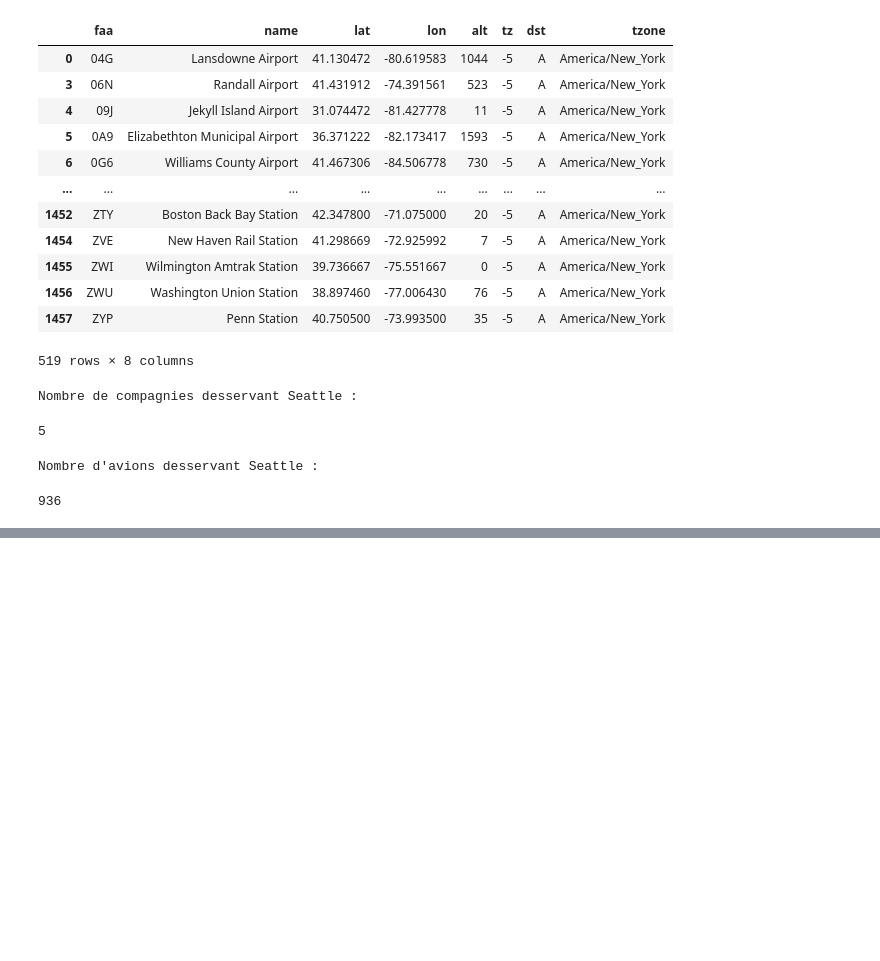
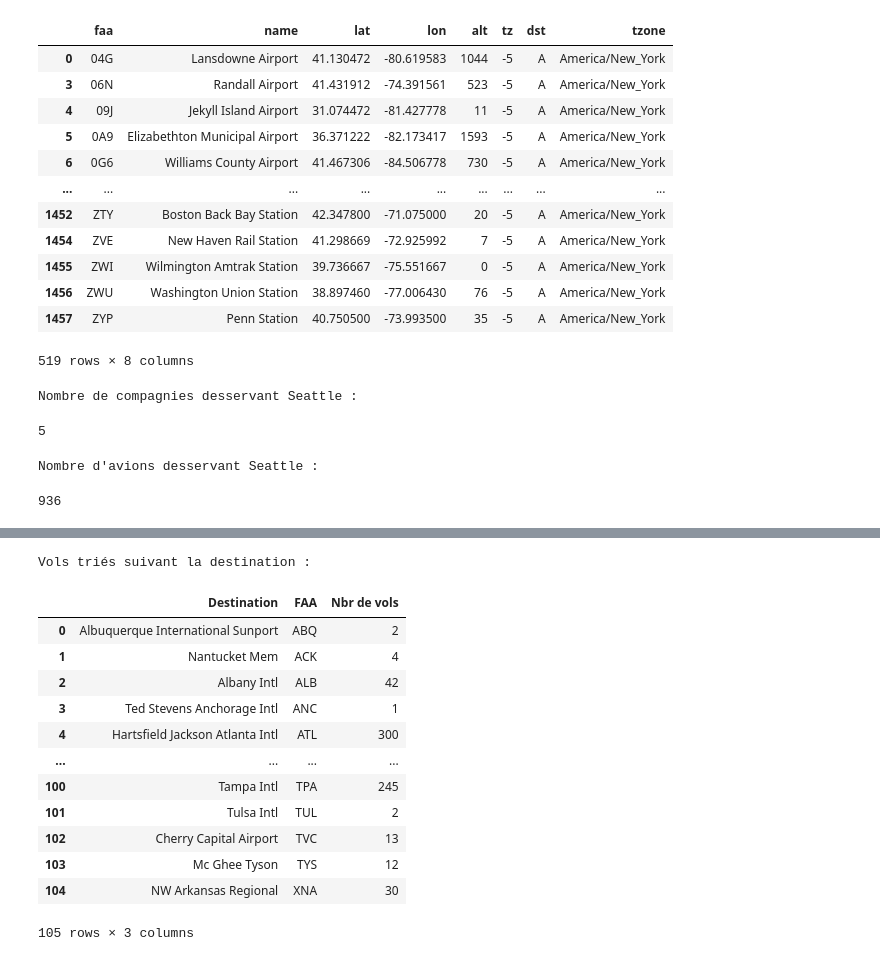
Before and after one commit to GeoDaz/air-traffic, a Jupyter notebook: pandas.ipynb, the cells around one changed output, grey strips where cells are left out. Cells and saved outputs as stored; diff of their text form; code cells hidden in the pictures; blank space fills up the shorter version.

```diff
--- a/pandas.ipynb
+++ b/pandas.ipynb
@@ -386,0 +389,29 @@ flights_by_dest
+# %%
+print('Vols triés suivant la destination : ')
+sort_flights_by_dest = flights_by_dest.apply(lambda flight: len(flight)).sort_index()
+
+name_dest = []
+for faa in sort_flights_by_dest.keys():
+    #print(faa)
+    if faa in airports['faa'].array:
+        name_dest.append(airports[airports['faa'] == faa]['name'].iloc[0])
+    else:
+        # 4 vols n'ayant pas d'Aéroport déclarés dans airports.csv
+        name_dest.append('no name')
+
+pandas.concat([pandas.Series(name_dest), pandas.Series(sort_flights_by_dest.index), pandas.Series(sort_flights_by_dest.values)], axis=1, keys=['Destination', 'FAA', 'Nbr de vols'])
+# %% [output]
+Vols triés suivant la destination :
+|  | Destination | FAA | Nbr de vols |
+| 0 | Albuquerque International Sunport | ABQ | 2 |
+| 1 | Nantucket Mem | ACK | 4 |
+| 2 | Albany Intl | ALB | 42 |
+| 3 | Ted Stevens Anchorage Intl | ANC | 1 |
+| 4 | Hartsfield Jackson Atlanta Intl | ATL | 300 |
+| ... | ... | ... | ... |
+| 100 | Tampa Intl | TPA | 245 |
+| 101 | Tulsa Intl | TUL | 2 |
+| 102 | Cherry Capital Airport | TVC | 13 |
+| 103 | Mc Ghee Tyson | TYS | 12 |
+| 104 | NW Arkansas Regional | XNA | 30 |
+105 rows × 3 columns
```
Also changed, not shown: parts of 10 cells of this notebook.
